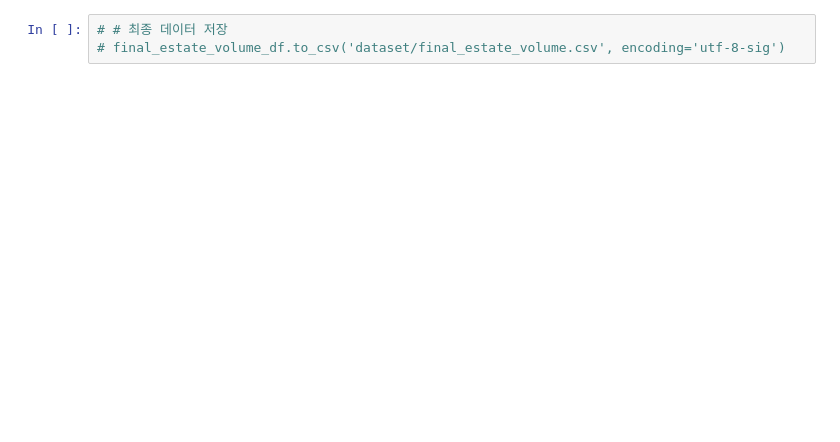
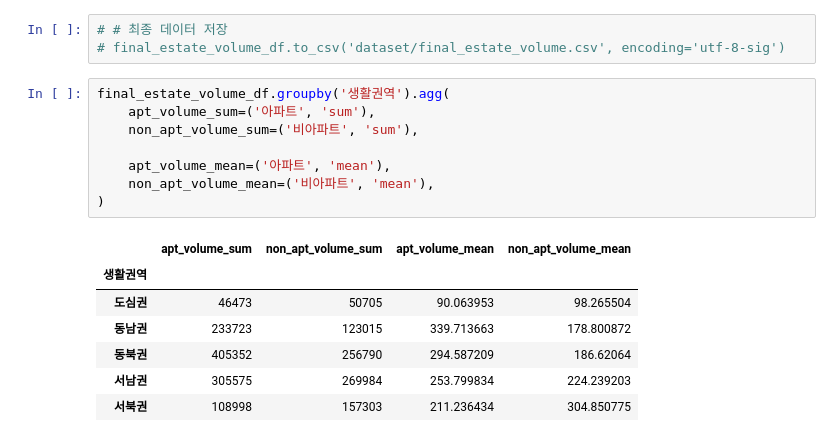
Before and after one commit to lucio-karin0506/Estate_News_Analysis, a Jupyter notebook: estate_volume_eda.ipynb, the cells around one changed output. Cells and saved outputs as stored; diff of their text form; blank space fills up the shorter version.

```diff
--- a/estate_volume_eda.ipynb
+++ b/estate_volume_eda.ipynb
@@ -127,6 +127,22 @@ final_estate_volume_df
 # %%
 # # 최종 데이터 저장
 # final_estate_volume_df.to_csv('dataset/final_estate_volume.csv', encoding='utf-8-sig')
+# %%
+final_estate_volume_df.groupby('생활권역').agg(
+    apt_volume_sum=('아파트', 'sum'),
+    non_apt_volume_sum=('비아파트', 'sum'),
+
+    apt_volume_mean=('아파트', 'mean'),
+    non_apt_volume_mean=('비아파트', 'mean'),
+)
+# %% [output]
+|  | apt_volume_sum | non_apt_volume_sum | apt_volume_mean | non_apt_volume_mean |
+| 생활권역 |  |  |  |  |
+| 도심권 | 46473 | 50705 | 90.063953 | 98.265504 |
+| 동남권 | 233723 | 123015 | 339.713663 | 178.800872 |
+| 동북권 | 405352 | 256790 | 294.587209 | 186.62064 |
+| 서남권 | 305575 | 269984 | 253.799834 | 224.239203 |
+| 서북권 | 108998 | 157303 | 211.236434 | 304.850775 |
 # %%
 plt.figure(figsize=(15, 5))
 sns.lineplot(data=final_estate_volume_df, x='date', y='전체', ci=None)
```
Also changed, not shown: parts of 11 cells of this notebook.
